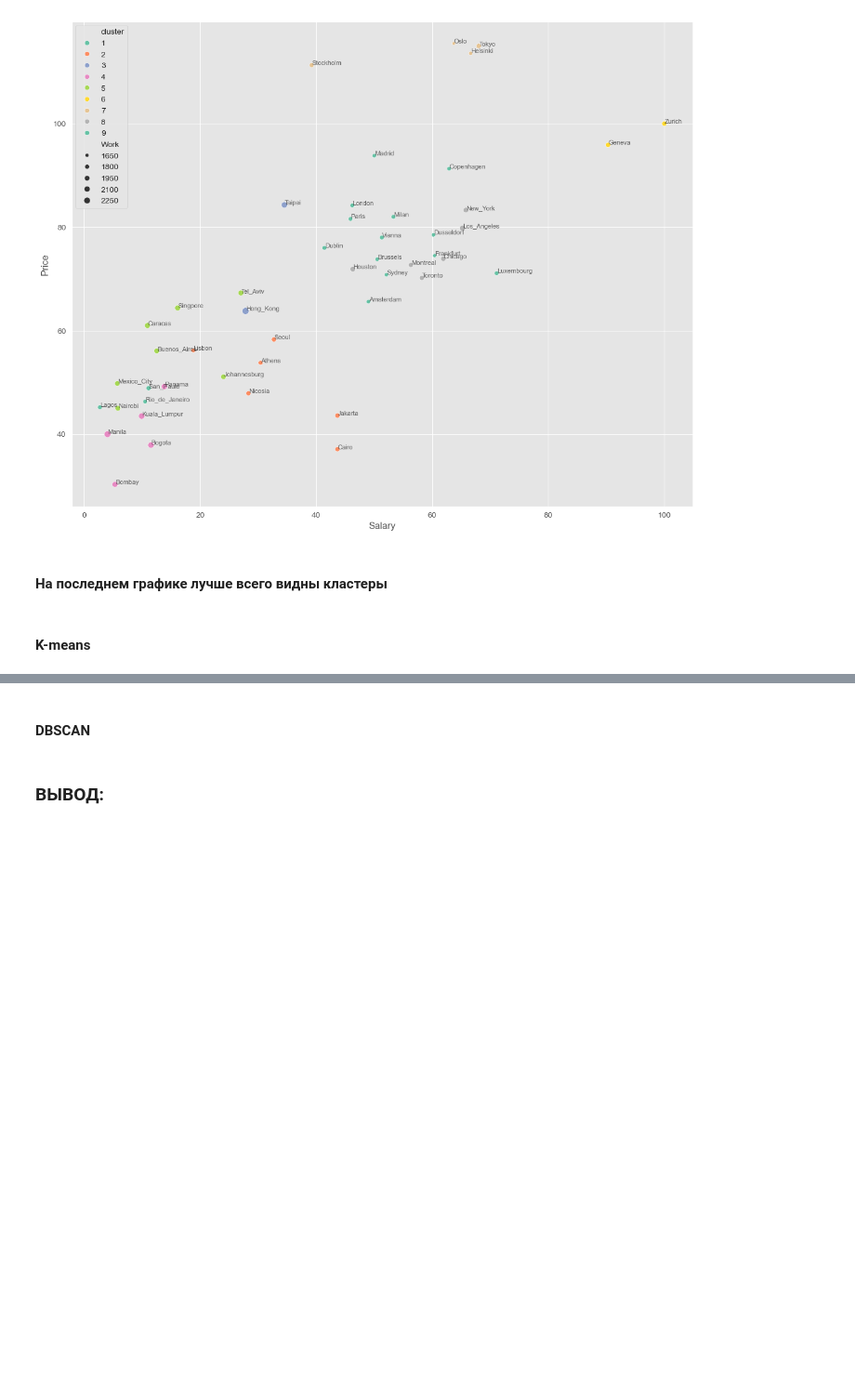
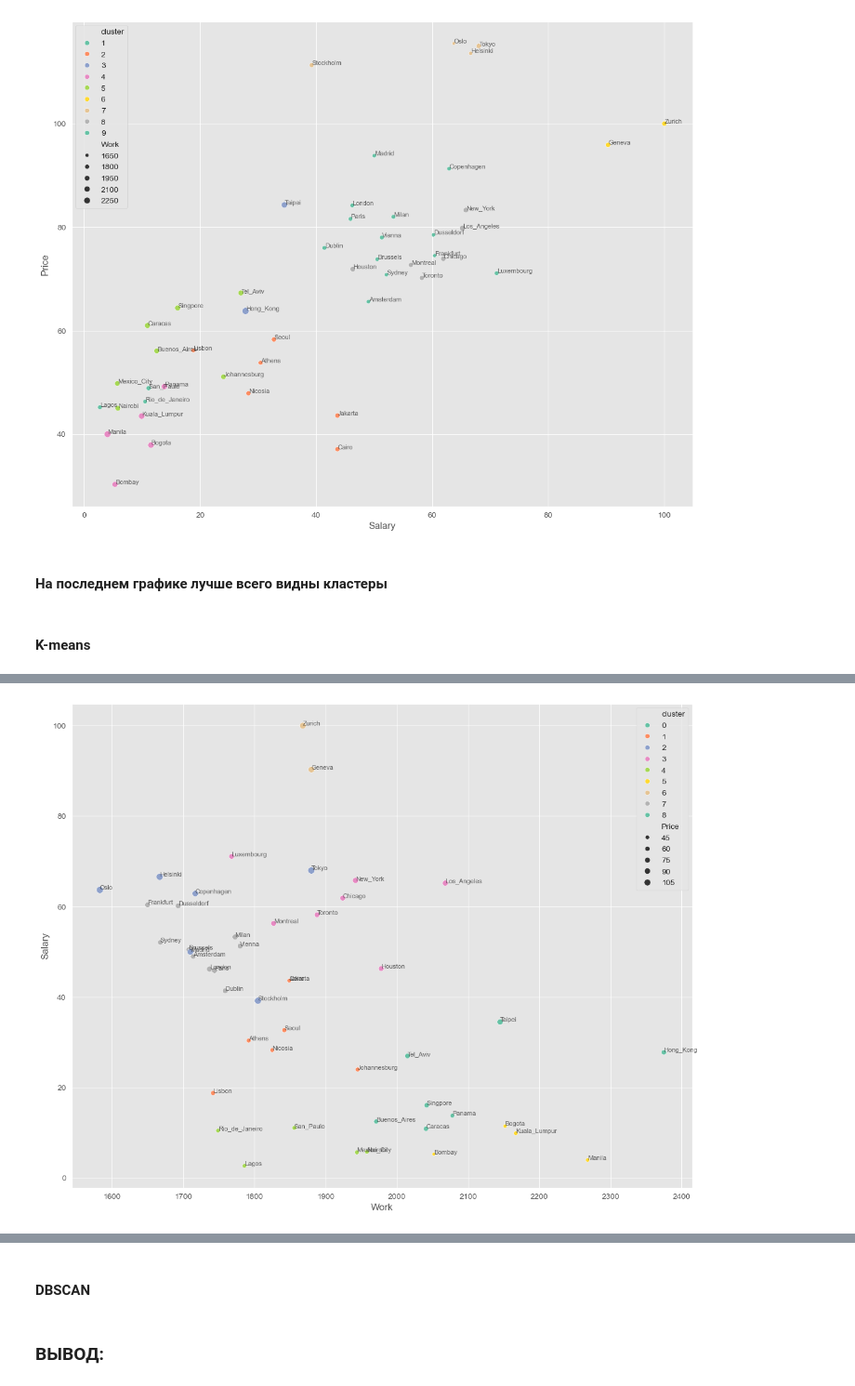
Before and after one commit to FEDOROV-ALEXANDER/Data_Analysis, a Jupyter notebook: cluster/задача_2_Economics of Cities/lab1.ipynb, the cells around one changed output, grey strips where cells are left out. Shown at 93% size. Cells and saved outputs as stored; diff of their text form; code cells hidden in the pictures; blank space fills up the shorter version.

```diff
--- a/cluster/задача_2_Economics of Cities/lab1.ipynb
+++ b/cluster/задача_2_Economics of Cities/lab1.ipynb
@@ -335,0 +388,13 @@ df_knn = df
+# %%
+plt.figure(figsize=(14,11))
+sns.scatterplot(x=df_knn['Work'], y=df_knn['Salary'], size=df_knn['Price'],hue=df_knn['cluster'], palette='Set2', markers=df_knn['City'])
+for i in range(len(df_knn)):
+    plt.text(x=df_knn['Work'].iloc[i] + 0.05,
+             y=df_knn['Salary'].iloc[i] + 0.05,
+             s=df_knn['City'].iloc[i],
+             fontsize=8,
+             alpha=0.7)
+
+plt.show()
+# %% [output]
+[figure, added]
```
Also changed, not shown: parts of 8 cells of this notebook.
